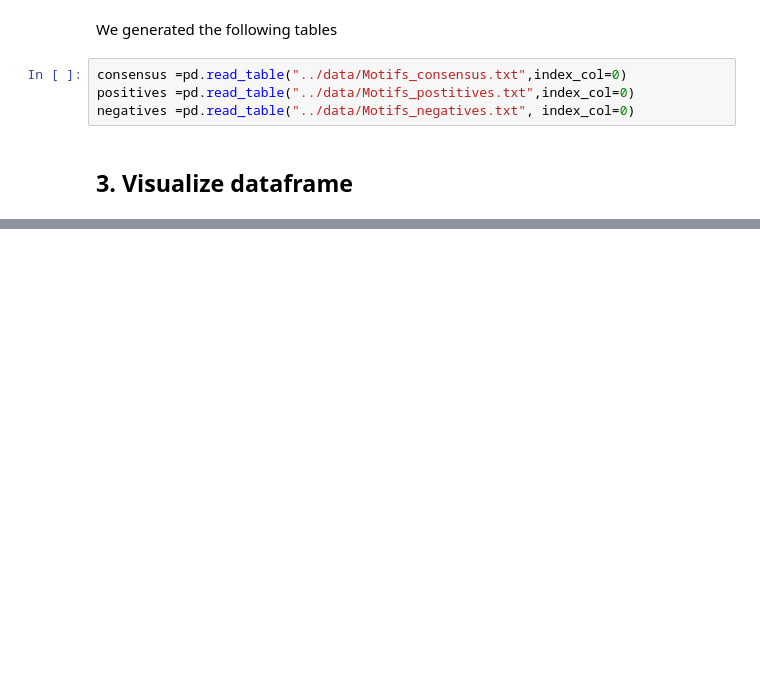
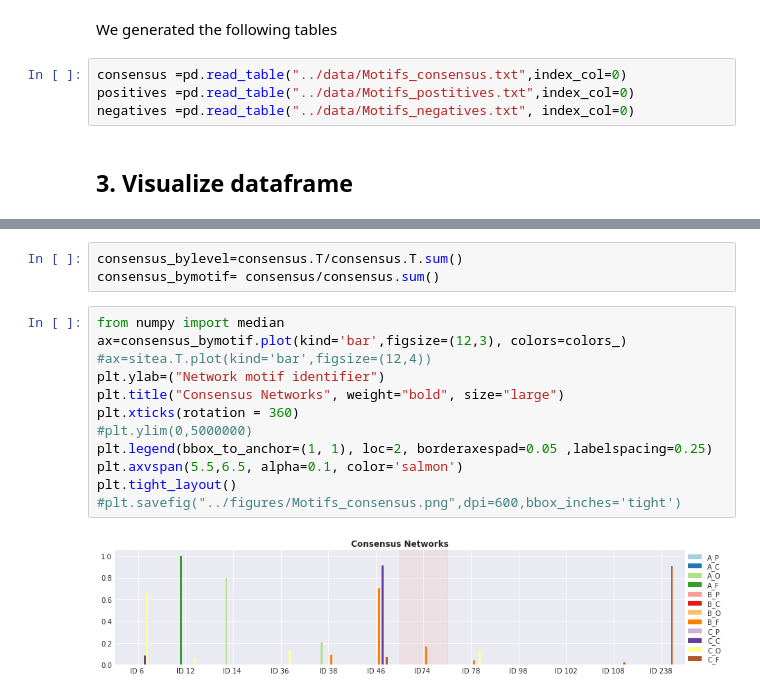
Before and after one commit to valdeanda/Time_series_mats, a Jupyter notebook: scripts/Motifs.ipynb, the cells around one changed output, grey strips where cells are left out. Saved outputs shown, nothing was run; the diff lists cells and outputs as text; blank space fills up the shorter version.

```diff
--- a/scripts/Motifs.ipynb
+++ b/scripts/Motifs.ipynb
@@ -60,0 +68,17 @@ consensus.head()
+# %%
+consensus_bylevel=consensus.T/consensus.T.sum()
+consensus_bymotif= consensus/consensus.sum()
+# %%
+from numpy import median
+ax=consensus_bymotif.plot(kind='bar',figsize=(12,3), colors=colors_)
+#ax=sitea.T.plot(kind='bar',figsize=(12,4))
+plt.ylab=("Network motif identifier")
+plt.title("Consensus Networks", weight="bold", size="large")
+plt.xticks(rotation = 360)
+#plt.ylim(0,5000000)
+plt.legend(bbox_to_anchor=(1, 1), loc=2, borderaxespad=0.05 ,labelspacing=0.25)
+plt.axvspan(5.5,6.5, alpha=0.1, color='salmon')
+plt.tight_layout()
+#plt.savefig("../figures/Motifs_consensus.png",dpi=600,bbox_inches='tight')
+# %% [output]
+[figure, added]
```
Also changed, not shown: parts of 4 cells of this notebook.
